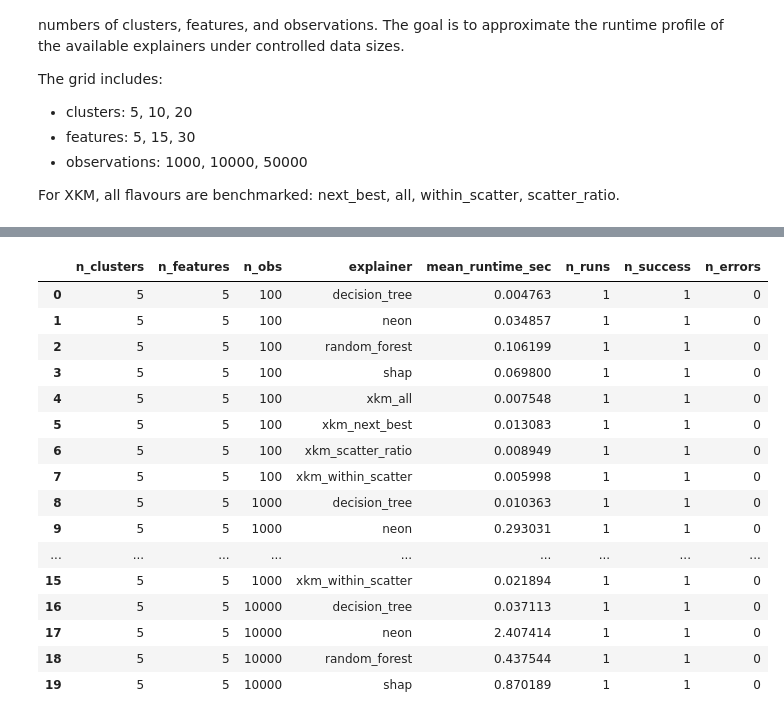
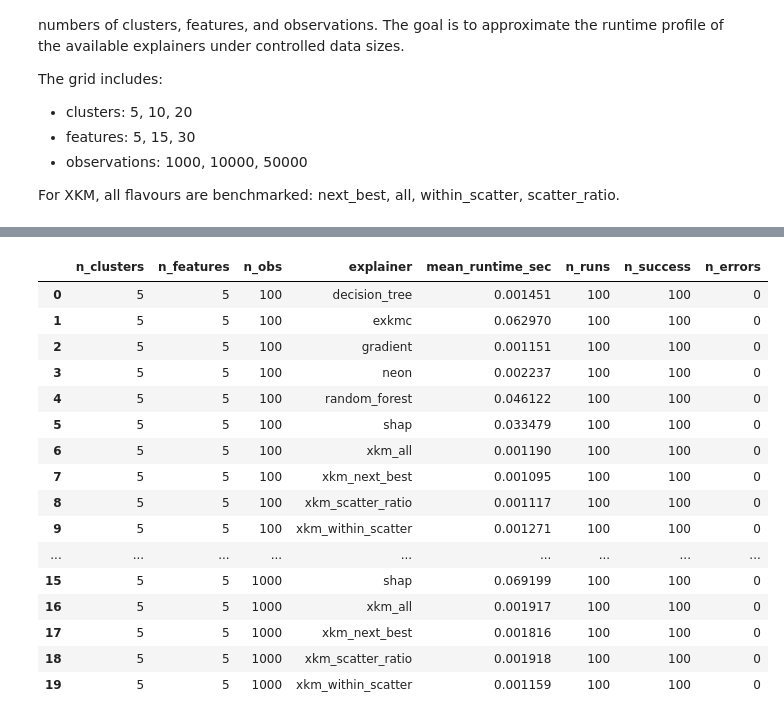
Before and after one commit to AlexF1994/cluster-explain, a Jupyter notebook: notebooks/runtime_simulation.ipynb, the cells around one changed output, grey strips where cells are left out. Cells and saved outputs as stored; diff of their text form; code cells hidden in the pictures.

Commit message:
refactor for speed, add tests and additional evaluation and runtime simulation

```diff
--- a/notebooks/runtime_simulation.ipynb
+++ b/notebooks/runtime_simulation.ipynb
@@ -216,23 +251,23 @@ def run_runtime_simulation(
 # %%
 # Full benchmark: each explainer is executed 100 times per scenario.
-results_df, summary_df = run_runtime_simulation(n_runs_per_explainer=1)
+results_df, summary_df = run_runtime_simulation(n_runs_per_explainer=100)
 
 summary_df.head(20)
 # %% [output]
 |  | n_clusters | n_features | n_obs | explainer | mean_runtime_sec | n_runs | n_success | n_errors |
-| 0 | 5 | 5 | 100 | decision_tree | 0.004763 | 1 | 1 | 0 |
-| 1 | 5 | 5 | 100 | neon | 0.034857 | 1 | 1 | 0 |
-| 2 | 5 | 5 | 100 | random_forest | 0.106199 | 1 | 1 | 0 |
-| 3 | 5 | 5 | 100 | shap | 0.069800 | 1 | 1 | 0 |
-| 4 | 5 | 5 | 100 | xkm_all | 0.007548 | 1 | 1 | 0 |
-| 5 | 5 | 5 | 100 | xkm_next_best | 0.013083 | 1 | 1 | 0 |
-| 6 | 5 | 5 | 100 | xkm_scatter_ratio | 0.008949 | 1 | 1 | 0 |
-| 7 | 5 | 5 | 100 | xkm_within_scatter | 0.005998 | 1 | 1 | 0 |
-| 8 | 5 | 5 | 1000 | decision_tree | 0.010363 | 1 | 1 | 0 |
-| 9 | 5 | 5 | 1000 | neon | 0.293031 | 1 | 1 | 0 |
+| 0 | 5 | 5 | 100 | decision_tree | 0.001451 | 100 | 100 | 0 |
+| 1 | 5 | 5 | 100 | exkmc | 0.062970 | 100 | 100 | 0 |
+| 2 | 5 | 5 | 100 | gradient | 0.001151 | 100 | 100 | 0 |
+| 3 | 5 | 5 | 100 | neon | 0.002237 | 100 | 100 | 0 |
+| 4 | 5 | 5 | 100 | random_forest | 0.046122 | 100 | 100 | 0 |
+| 5 | 5 | 5 | 100 | shap | 0.033479 | 100 | 100 | 0 |
+| 6 | 5 | 5 | 100 | xkm_all | 0.001190 | 100 | 100 | 0 |
+| 7 | 5 | 5 | 100 | xkm_next_best | 0.001095 | 100 | 100 | 0 |
+| 8 | 5 | 5 | 100 | xkm_scatter_ratio | 0.001117 | 100 | 100 | 0 |
+| 9 | 5 | 5 | 100 | xkm_within_scatter | 0.001271 | 100 | 100 | 0 |
 | ... | ... | ... | ... | ... | ... | ... | ... | ... |
-| 15 | 5 | 5 | 1000 | xkm_within_scatter | 0.021894 | 1 | 1 | 0 |
-| 16 | 5 | 5 | 10000 | decision_tree | 0.037113 | 1 | 1 | 0 |
-| 17 | 5 | 5 | 10000 | neon | 2.407414 | 1 | 1 | 0 |
-| 18 | 5 | 5 | 10000 | random_forest | 0.437544 | 1 | 1 | 0 |
-| 19 | 5 | 5 | 10000 | shap | 0.870189 | 1 | 1 | 0 |
+| 15 | 5 | 5 | 1000 | shap | 0.069199 | 100 | 100 | 0 |
+| 16 | 5 | 5 | 1000 | xkm_all | 0.001917 | 100 | 100 | 0 |
+| 17 | 5 | 5 | 1000 | xkm_next_best | 0.001816 | 100 | 100 | 0 |
+| 18 | 5 | 5 | 1000 | xkm_scatter_ratio | 0.001918 | 100 | 100 | 0 |
+| 19 | 5 | 5 | 1000 | xkm_within_scatter | 0.001159 | 100 | 100 | 0 |
```
Also changed, not shown: parts of 8 cells of this notebook, 16 other files.
